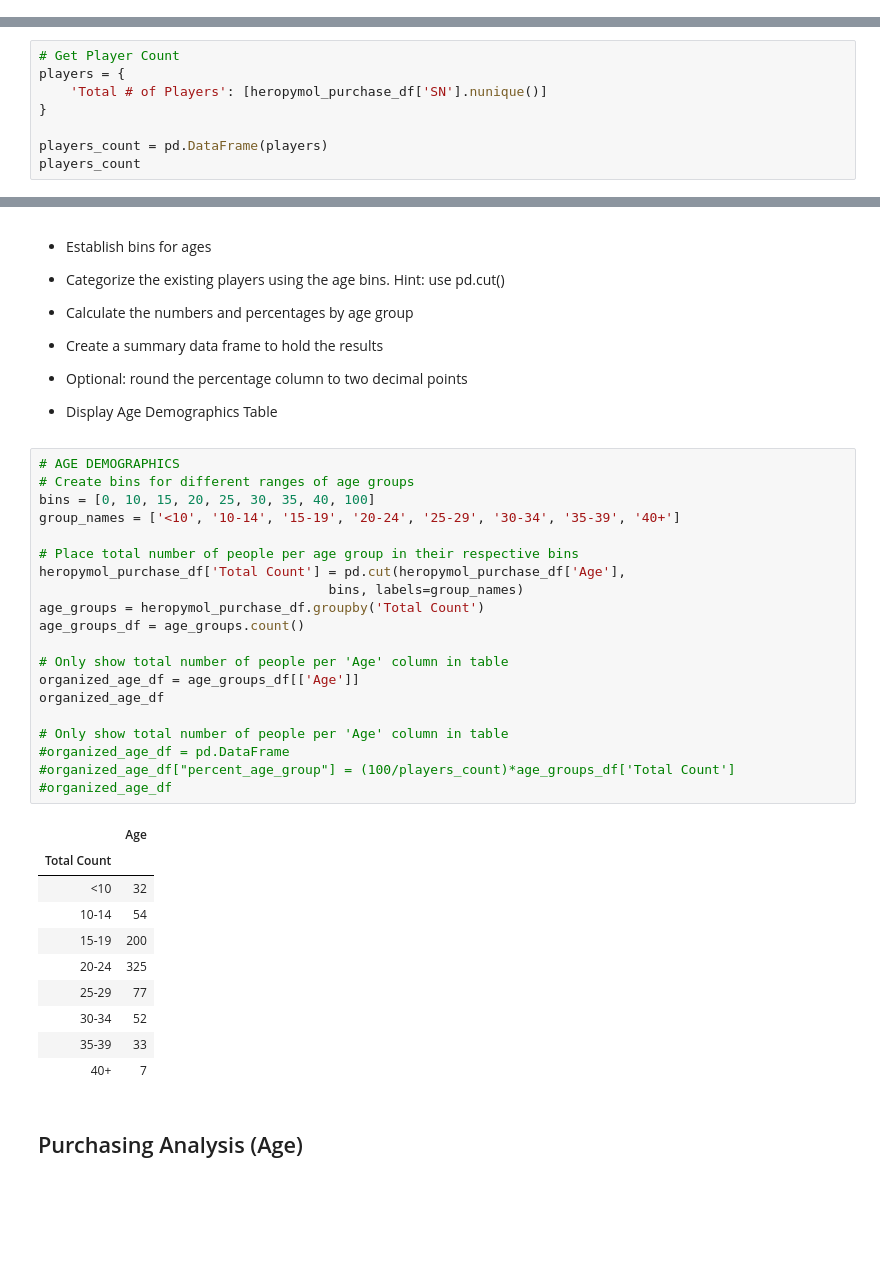
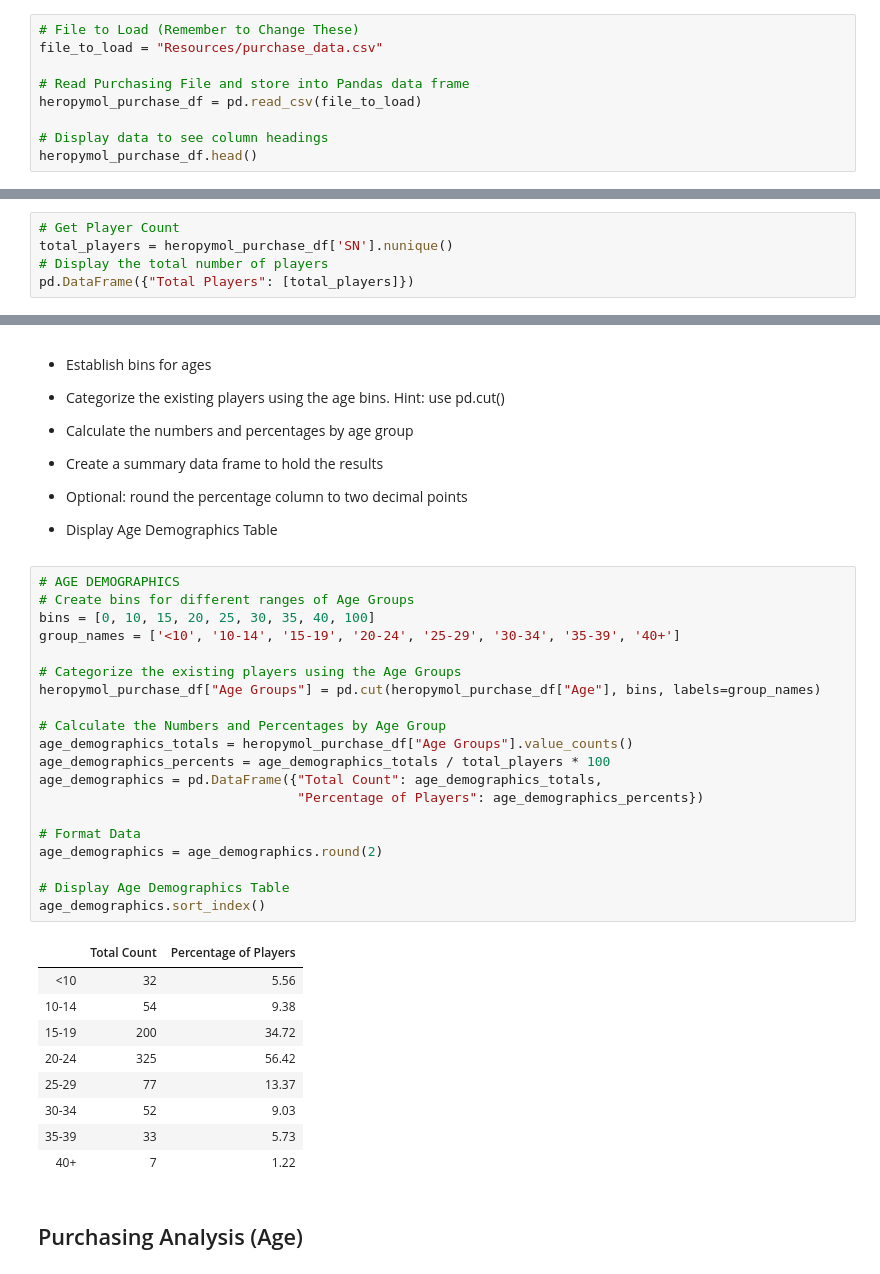
Before and after one commit to jehixson3/Analysis-of-Gaming-Data-using-Pandas, a Jupyter notebook: HeroesOfPymoli_pd.ipynb, the cells around one changed output, grey strips where cells are left out. Saved outputs shown, nothing was run; the diff lists cells and outputs as text; blank space fills up the shorter version.

```diff
--- a/HeroesOfPymoli_pd.ipynb
+++ b/HeroesOfPymoli_pd.ipynb
@@ -18,0 +10,9 @@ heropymol_purchase_df.head()
+# %%
+# File to Load (Remember to Change These)
+file_to_load = "Resources/purchase_data.csv"
+
+# Read Purchasing File and store into Pandas data frame
+heropymol_purchase_df = pd.read_csv(file_to_load)
+
+# Display data to see column headings
+heropymol_purchase_df.head()
@@ -19,9 +26,6 @@ heropymol_purchase_df.head()
 # %%
 # Get Player Count
-players = {
-    'Total # of Players': [heropymol_purchase_df['SN'].nunique()]
-}
-
-players_count = pd.DataFrame(players)
-players_count
+total_players = heropymol_purchase_df['SN'].nunique()
+# Display the total number of players
+pd.DataFrame({"Total Players": [total_players]})
 # %% [output]
@@ -151,35 +155,34 @@ sex_demographics.style.format({"Average Purchase Value":"${:,.2f}",
 * Display Age Demographics Table
 # %%
 # AGE DEMOGRAPHICS
-# Create bins for different ranges of age groups
+# Create bins for different ranges of Age Groups
 bins = [0, 10, 15, 20, 25, 30, 35, 40, 100]
 group_names = ['<10', '10-14', '15-19', '20-24', '25-29', '30-34', '35-39', '40+']
 
-# Place total number of people per age group in their respective bins
-heropymol_purchase_df['Total Count'] = pd.cut(heropymol_purchase_df['Age'],
-                                     bins, labels=group_names)
-age_groups = heropymol_purchase_df.groupby('Total Count')
-age_groups_df = age_groups.count()
+# Categorize the existing players using the Age Groups
+heropymol_purchase_df["Age Groups"] = pd.cut(heropymol_purchase_df["Age"], bins, labels=group_names)
 
-# Only show total number of people per 'Age' column in table
-organized_age_df = age_groups_df[['Age']]
-organized_age_df
+# Calculate the Numbers and Percentages by Age Group
+age_demographics_totals = heropymol_purchase_df["Age Groups"].value_counts()
+age_demographics_percents = age_demographics_totals / total_players * 100
+age_demographics = pd.DataFrame({"Total Count": age_demographics_totals,
+                                 "Percentage of Players": age_demographics_percents})
 
-# Only show total number of people per 'Age' column in table
-#organized_age_df = pd.DataFrame
-#organized_age_df["percent_age_group"] = (100/players_count)*age_groups_df['Total Count']
-#organized_age_df
+# Format Data
+age_demographics = age_demographics.round(2)
+
+# Display Age Demographics Table
+age_demographics.sort_index()
 # %% [output]
-|  | Age |
-| Total Count |  |
-| <10 | 32 |
-| 10-14 | 54 |
-| 15-19 | 200 |
-| 20-24 | 325 |
-| 25-29 | 77 |
-| 30-34 | 52 |
-| 35-39 | 33 |
-| 40+ | 7 |
+|  | Total Count | Percentage of Players |
+| <10 | 32 | 5.56 |
+| 10-14 | 54 | 9.38 |
+| 15-19 | 200 | 34.72 |
+| 20-24 | 325 | 56.42 |
+| 25-29 | 77 | 13.37 |
+| 30-34 | 52 | 9.03 |
+| 35-39 | 33 | 5.73 |
+| 40+ | 7 | 1.22 |
 # %% [markdown]
 ## Purchasing Analysis (Age)
 # %% [markdown]
```
Also changed, not shown: parts of 13 cells of this notebook.
